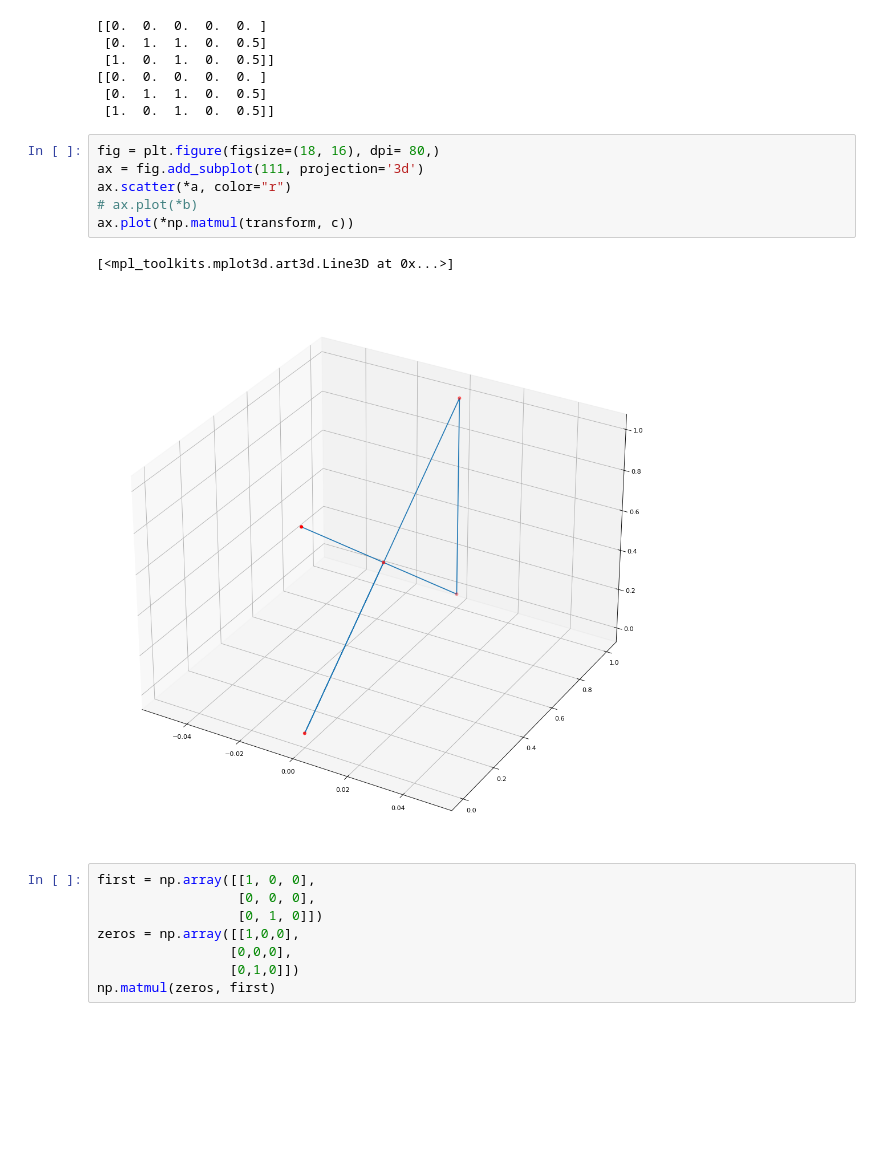
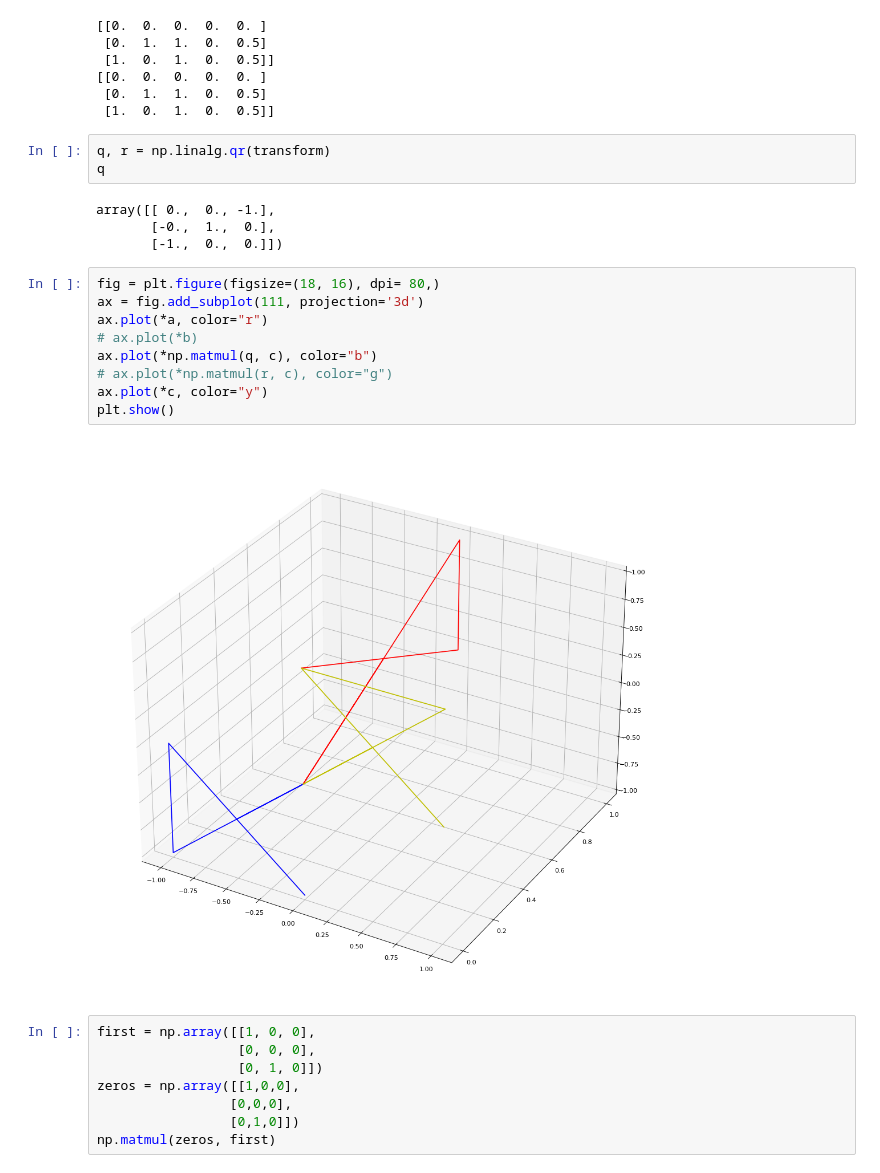
Before and after one commit to NikitaSUAI/Gramm-Shmidt, a Jupyter notebook: test.ipynb, the cells around one changed output. Cells and saved outputs as stored; diff of their text form; blank space fills up the shorter version.

```diff
--- a/test.ipynb
+++ b/test.ipynb
@@ -36,15 +35,24 @@ print(np.matmul(transform, c))
 [[0.  0.  0.  0.  0. ]
  [0.  1.  1.  0.  0.5]
  [1.  0.  1.  0.  0.5]]
+# %%
+q, r = np.linalg.qr(transform)
+q
+# %% [output]
+array([[ 0.,  0., -1.],
+       [-0.,  1.,  0.],
+       [-1.,  0.,  0.]])
 # %%
 fig = plt.figure(figsize=(18, 16), dpi= 80,)
 ax = fig.add_subplot(111, projection='3d')
-ax.scatter(*a, color="r")
+ax.plot(*a, color="r")
 # ax.plot(*b)
-ax.plot(*np.matmul(transform, c))
+ax.plot(*np.matmul(q, c), color="b")
+# ax.plot(*np.matmul(r, c), color="g")
+ax.plot(*c, color="y")
+plt.show()
 # %% [output]
-[<mpl_toolkits.mplot3d.art3d.Line3D at 0x...>]
-[figure, old version]
+[figure, new version]
 # %%
 first = np.array([[1, 0, 0],
                   [0, 0, 0],
```
Also changed, not shown: parts of 25 cells of this notebook, 6 other files.
